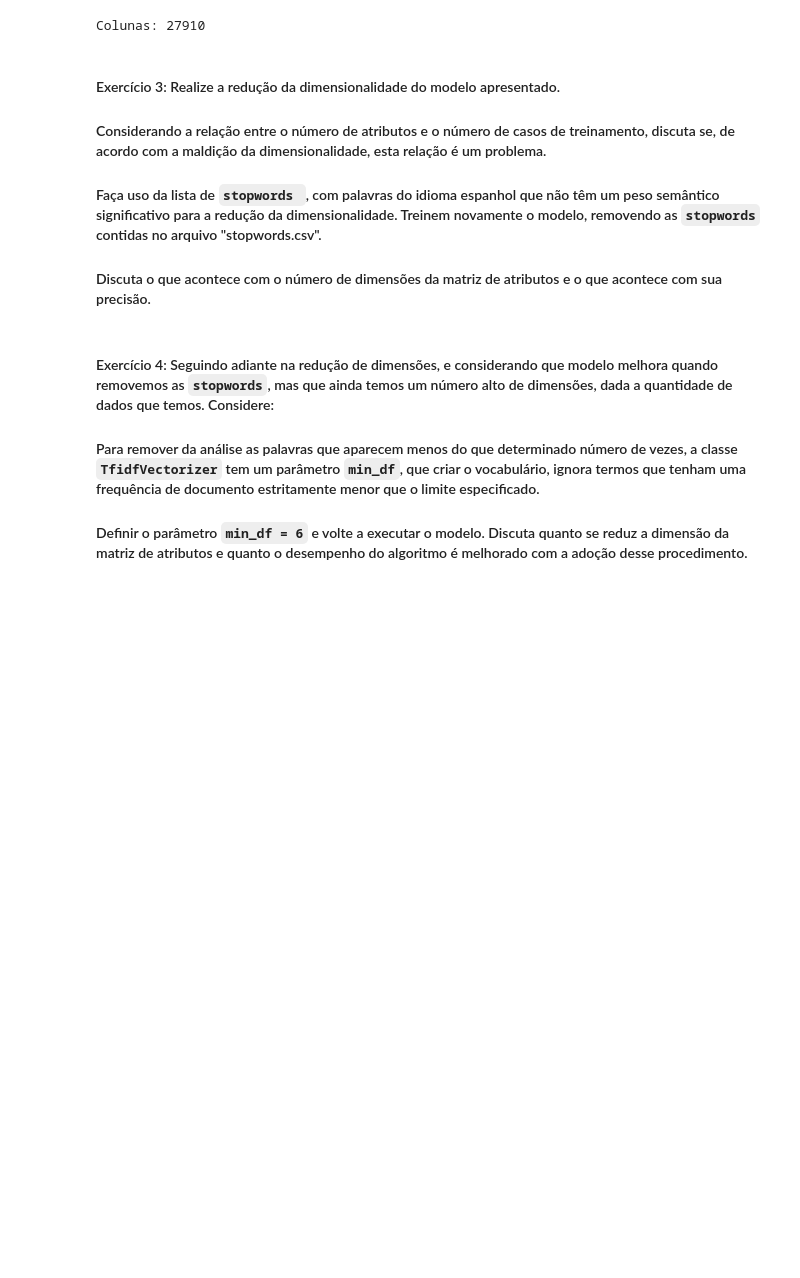
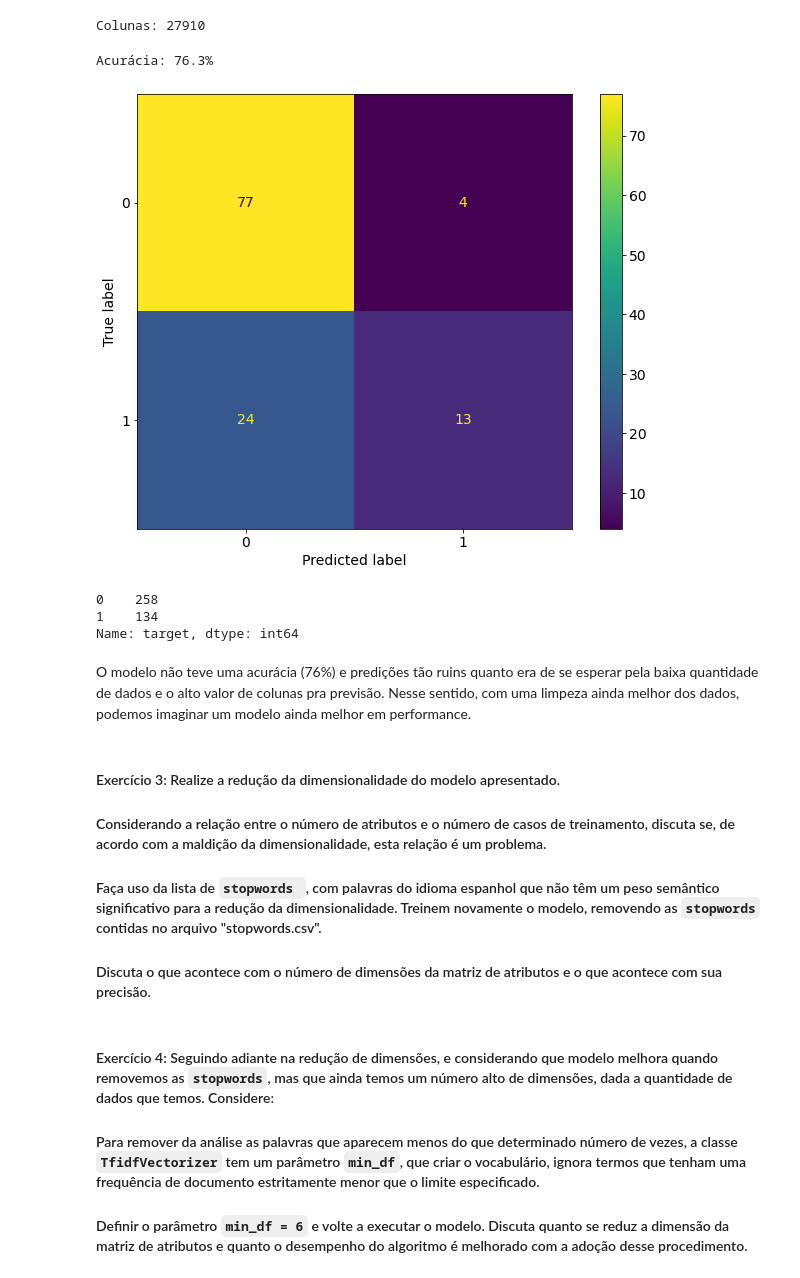
Before and after one commit to Fabiano23/digital_house, a Jupyter notebook: Módulo4/M4A57-DATA COMPRESSION II/M4A57-PRATICA_INDEPENDENTE_DATA COMPRESSION II.ipynb, the cells around one changed output. Drawn from its saved outputs; the diff is of its cells as text; code cells hidden in the pictures; blank space fills up the shorter version.

```diff
--- a/Módulo4/M4A57-DATA COMPRESSION II/M4A57-PRATICA_INDEPENDENTE_DATA COMPRESSION II.ipynb
+++ b/Módulo4/M4A57-DATA COMPRESSION II/M4A57-PRATICA_INDEPENDENTE_DATA COMPRESSION II.ipynb
@@ -61,7 +70,7 @@ A partir do dataset observamos que os campos que provavelmente contêm vocabulá
 Remover da análise os registros que não possuem corpo ou título disponíveis e completar os resumos faltantes com um campo em branco
 # %%
 #Removendo colunas com vocabulários não relevantes
-#df.drop(columns= ['imagen', 'url'], inplace= True)
+df.drop(columns= ['imagen', 'url'], inplace= True)
 # %%
 #Retirando valores nulos considerando colunas cuerpo e titulo
 df.dropna(axis=0, subset=['cuerpo', 'titulo', 'suplemento'], inplace=True)
@@ -184,6 +193,36 @@ X.sample(2)
 print(f'Colunas: {X.shape[1]}')
 # %% [output]
 Colunas: 27910
+# %%
+#Separação conjunto de treino e teste
+X_train, X_test, y_train, y_test = train_test_split(X, y,
+                                                    test_size=0.30, random_state=42)
+# %%
+#Instanciando modelo Gaussian Naive Bayes
+gnb = GaussianNB()
+# %%
+#Ajuste do modelo aos dados de treino e previsões
+y_pred = gnb.fit(X_train, y_train).predict(X_test)
+# %%
+#Acurácia do modelo
+acc= accuracy_score(y_test, y_pred).round(3) * 100
+print(f'Acurácia: {acc}%')
+# %% [output]
+Acurácia: 76.3%
+# %%
+#Matriz de confusão
+plot_confusion_matrix(gnb, X_test, y_test);
+# %% [output]
+[figure, added]
+# %%
+#Conferindo balanceamento das classes
+df['target'].value_counts()
+# %% [output]
+0    258
+1    134
+Name: target, dtype: int64
+# %% [markdown]
+O modelo não teve uma acurácia (76%) e predições tão ruins quanto era de se esperar pela baixa quantidade de dados e o alto valor de colunas pra previsão. Nesse sentido, com uma limpeza ainda melhor dos dados, podemos imaginar um modelo ainda melhor em performance.
 # %% [markdown]
 #### Exercício 3: Realize a redução da dimensionalidade do modelo apresentado.
 
```
Also changed, not shown: parts of 4 cells of this notebook.
